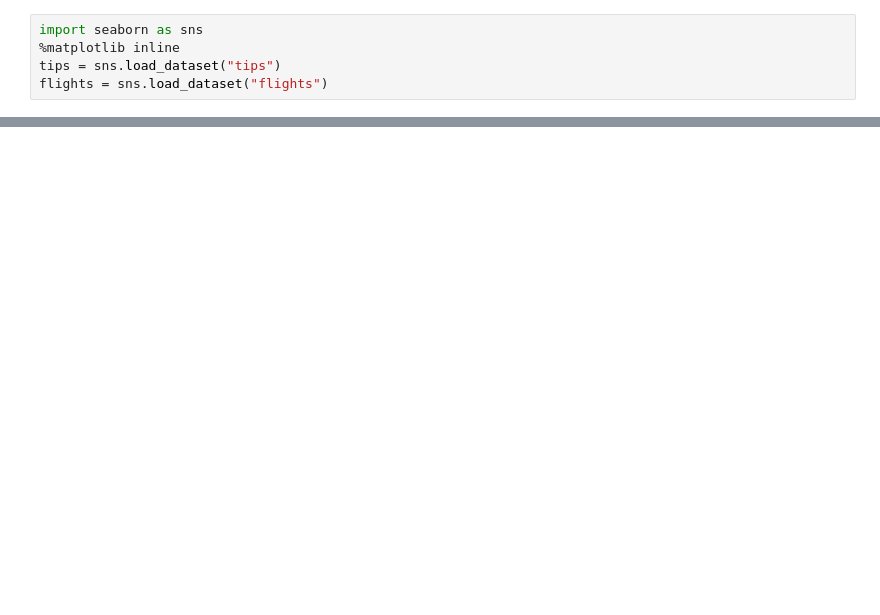
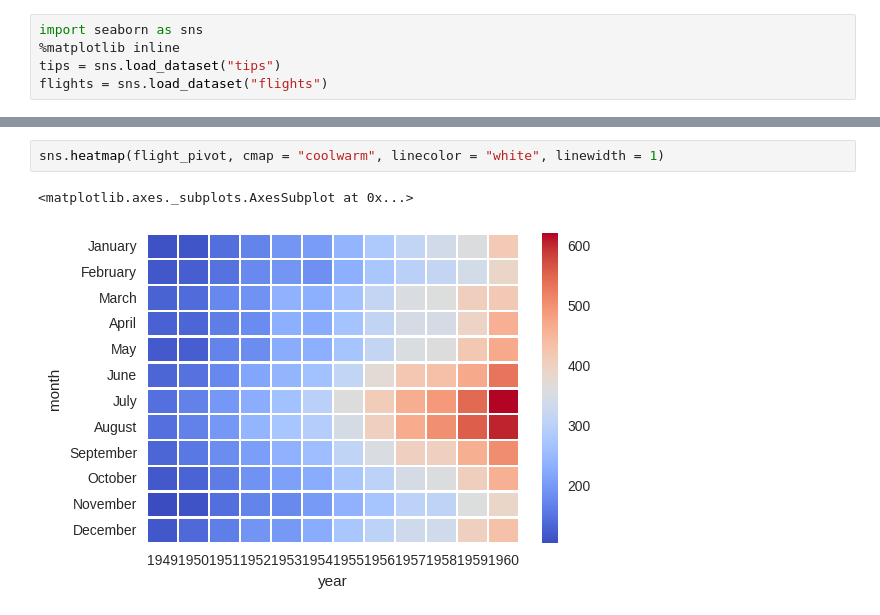
Before and after one commit to acebigdata/PythonDataScience, a Jupyter notebook: PythonDataScience/Self/SeabornMatrixPlot.ipynb, the cells around one changed output, grey strips where cells are left out. Drawn from its saved outputs; the diff is of its cells as text; blank space fills up the shorter version.

```diff
--- a/PythonDataScience/Self/SeabornMatrixPlot.ipynb
+++ b/PythonDataScience/Self/SeabornMatrixPlot.ipynb
@@ -14,0 +33,5 @@ tips.head()
+# %%
+sns.heatmap(flight_pivot, cmap = "coolwarm", linecolor = "white", linewidth = 1)
+# %% [output]
+<matplotlib.axes._subplots.AxesSubplot at 0x...>
+[figure, added]
```
Also changed, not shown: parts of 6 cells of this notebook.
